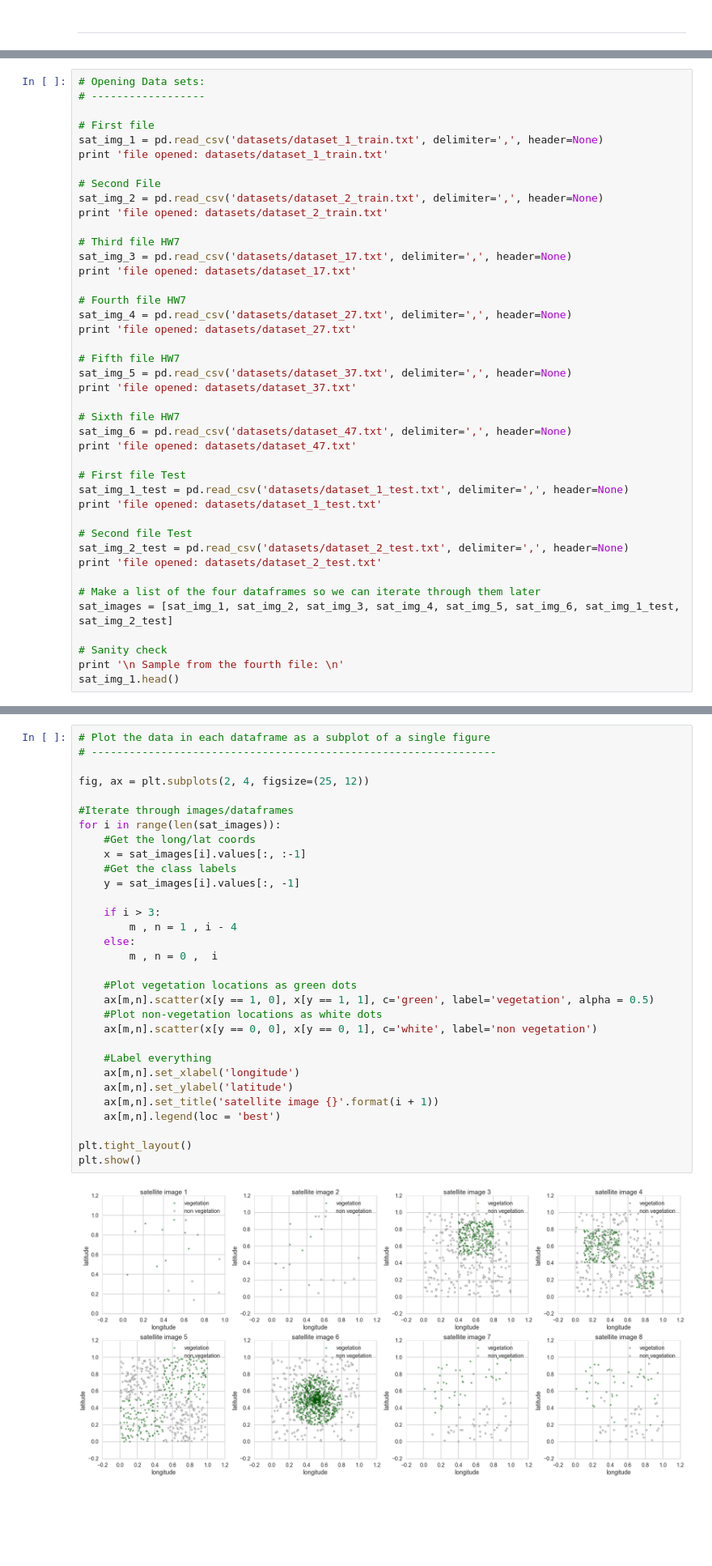
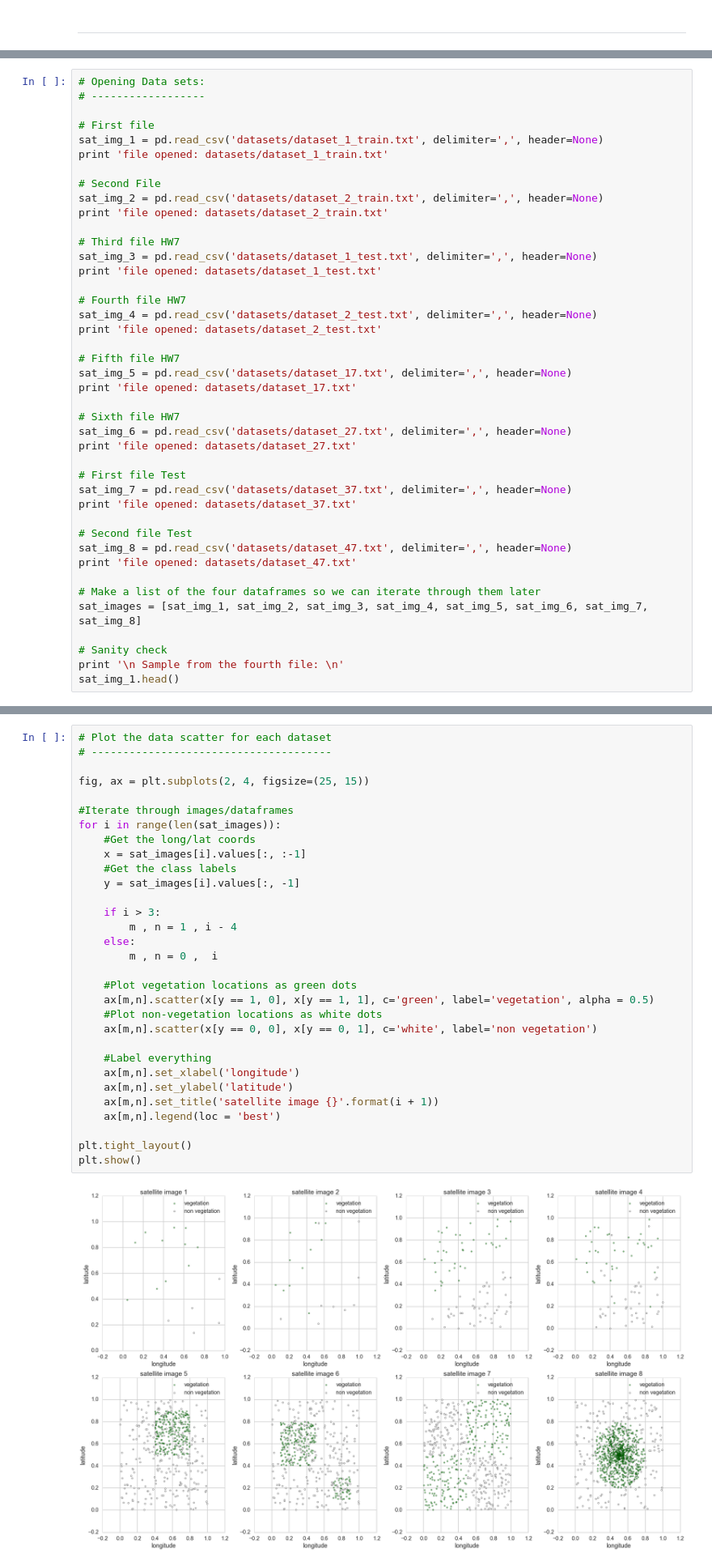
Before and after one commit to alokkshukla/cs109-2, a Jupyter notebook: HW8/Bassily_Hany_cse109a_HW8.ipynb, the cells around one changed output, grey strips where cells are left out. Shown at 81% size. Saved outputs shown, nothing was run; the diff lists cells and outputs as text; blank space fills up the shorter version.

```diff
--- a/HW8/Bassily_Hany_cse109a_HW8.ipynb
+++ b/HW8/Bassily_Hany_cse109a_HW8.ipynb
@@ -169,31 +186,31 @@ sat_img_2 = pd.read_csv('datasets/dataset_2_train.txt', delimiter=',', header=No
 print 'file opened: datasets/dataset_2_train.txt'
 
 # Third file HW7
-sat_img_3 = pd.read_csv('datasets/dataset_17.txt', delimiter=',', header=None)
+sat_img_3 = pd.read_csv('datasets/dataset_1_test.txt', delimiter=',', header=None)
+print 'file opened: datasets/dataset_1_test.txt'
+
+# Fourth file HW7
+sat_img_4 = pd.read_csv('datasets/dataset_2_test.txt', delimiter=',', header=None)
+print 'file opened: datasets/dataset_2_test.txt'
+
+# Fifth file HW7
+sat_img_5 = pd.read_csv('datasets/dataset_17.txt', delimiter=',', header=None)
 print 'file opened: datasets/dataset_17.txt'
 
-# Fourth file HW7
-sat_img_4 = pd.read_csv('datasets/dataset_27.txt', delimiter=',', header=None)
+# Sixth file HW7
+sat_img_6 = pd.read_csv('datasets/dataset_27.txt', delimiter=',', header=None)
 print 'file opened: datasets/dataset_27.txt'
 
-# Fifth file HW7
-sat_img_5 = pd.read_csv('datasets/dataset_37.txt', delimiter=',', header=None)
+# First file Test
+sat_img_7 = pd.read_csv('datasets/dataset_37.txt', delimiter=',', header=None)
 print 'file opened: datasets/dataset_37.txt'
 
-# Sixth file HW7
-sat_img_6 = pd.read_csv('datasets/dataset_47.txt', delimiter=',', header=None)
+# Second file Test
+sat_img_8 = pd.read_csv('datasets/dataset_47.txt', delimiter=',', header=None)
 print 'file opened: datasets/dataset_47.txt'
 
-# First file Test
-sat_img_1_test = pd.read_csv('datasets/dataset_1_test.txt', delimiter=',', header=None)
-print 'file opened: datasets/dataset_1_test.txt'
-
-# Second file Test
-sat_img_2_test = pd.read_csv('datasets/dataset_2_test.txt', delimiter=',', header=None)
-print 'file opened: datasets/dataset_2_test.txt'
-
 # Make a list of the four dataframes so we can iterate through them later
-sat_images = [sat_img_1, sat_img_2, sat_img_3, sat_img_4, sat_img_5, sat_img_6, sat_img_1_test, sat_img_2_test]
+sat_images = [sat_img_1, sat_img_2, sat_img_3, sat_img_4, sat_img_5, sat_img_6, sat_img_7, sat_img_8]
 
 # Sanity check
 print '\n Sample from the fourth file: \n'
@@ -216,38 +233,38 @@ file opened: datasets/dataset_2_test.txt
 | 3 | 0.615255 | 0.953660 | 1.0 |
 | 4 | 0.043501 | 0.395151 | 1.0 |
 # %%
-# Plot the data in each dataframe as a subplot of a single figure
-# ----------------------------------------------------------------
+# Plot the data scatter for each dataset
+# --------------------------------------
 
-fig, ax = plt.subplots(2, 4, figsize=(25, 12))
+fig, ax = plt.subplots(2, 4, figsize=(25, 15))
 
 #Iterate through images/dataframes
 for i in range(len(sat_images)):
     #Get the long/lat coords
     x = sat_images[i].values[:, :-1]
     #Get the class labels
     y = sat_images[i].values[:, -1]
 
     if i > 3:
         m , n = 1 , i - 4
     else:
         m , n = 0 ,  i
 
     #Plot vegetation locations as green dots
     ax[m,n].scatter(x[y == 1, 0], x[y == 1, 1], c='green', label='vegetation', alpha = 0.5)
     #Plot non-vegetation locations as white dots
     ax[m,n].scatter(x[y == 0, 0], x[y == 0, 1], c='white', label='non vegetation')
 
     #Label everything
     ax[m,n].set_xlabel('longitude')
     ax[m,n].set_ylabel('latitude')
     ax[m,n].set_title('satellite image {}'.format(i + 1))
     ax[m,n].legend(loc = 'best')
 
 plt.tight_layout()
 plt.show()
 # %% [output]
-[figure, old version]
+[figure, new version]
 # %% [markdown]
 <br>
 
```
Also changed, not shown: parts of 25 cells of this notebook.
